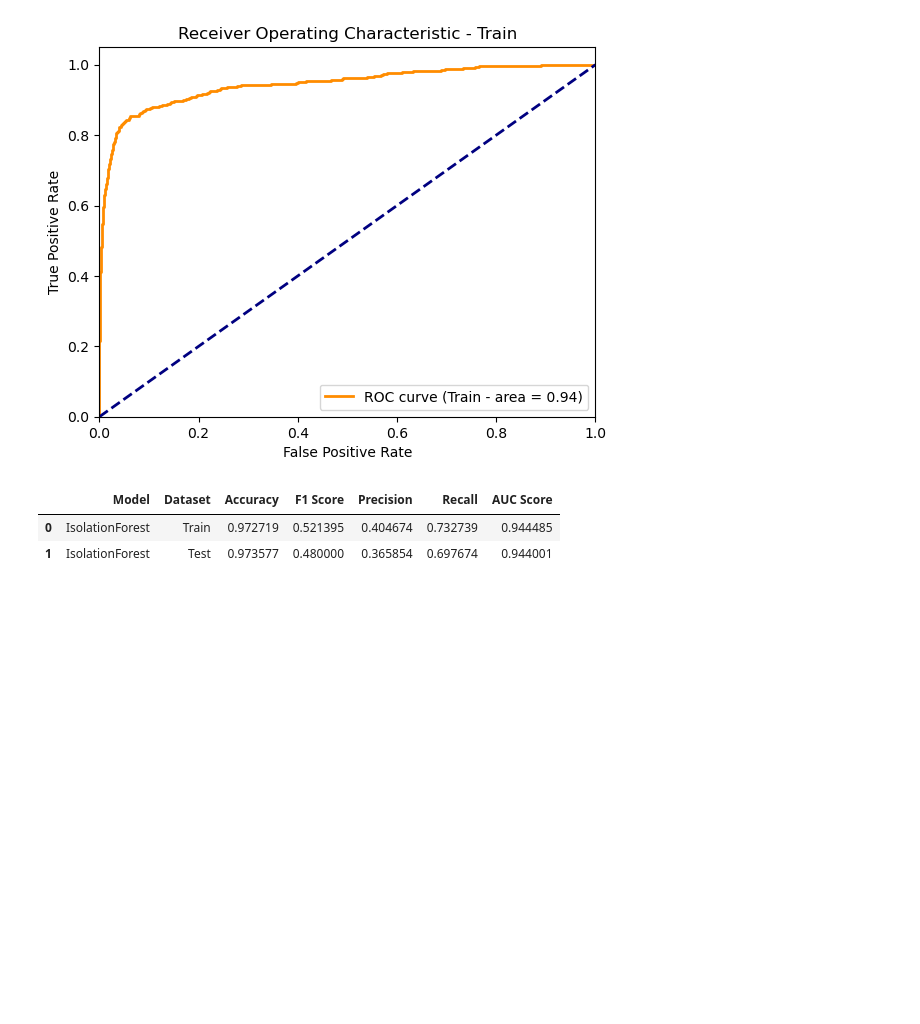
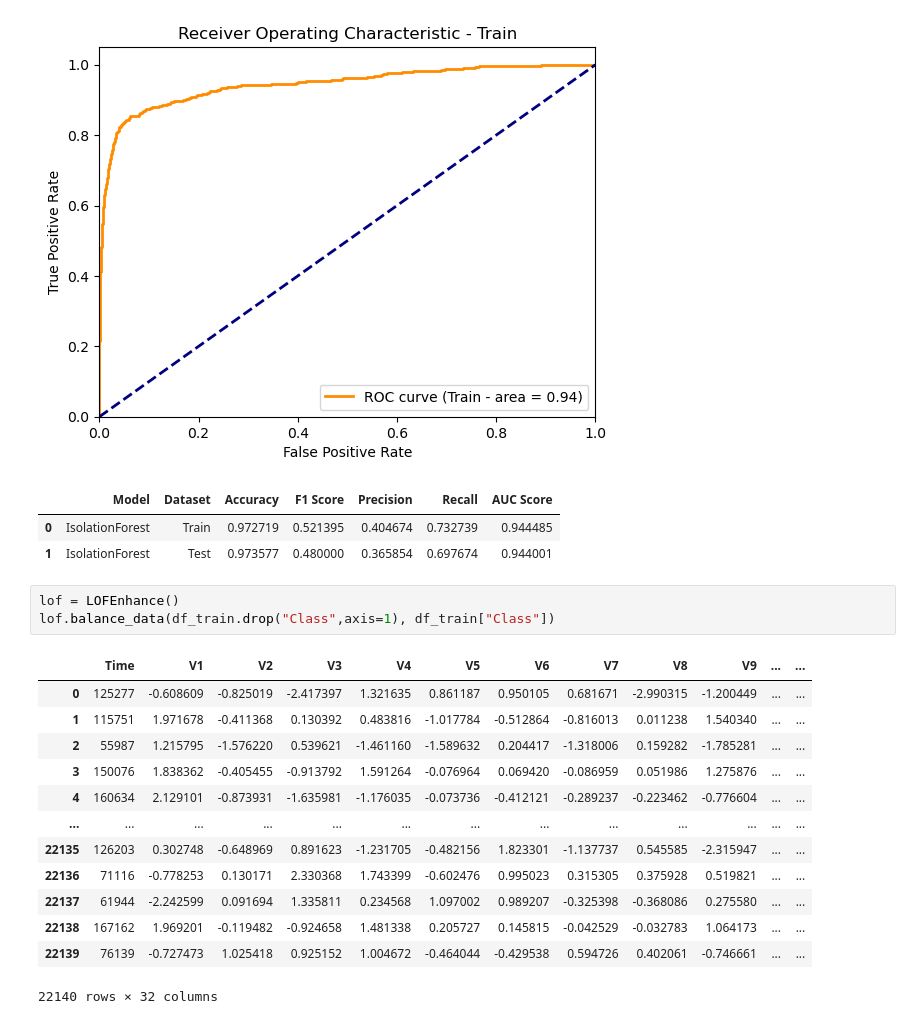
Before and after one commit to ShamilShukurov/ADA_GWU_Master_Thesis, a Jupyter notebook: Code/Modelling_Playground.ipynb, the cells around one changed output. Cells and saved outputs as stored; diff of their text form; blank space fills up the shorter version.

```diff
--- a/Code/Modelling_Playground.ipynb
+++ b/Code/Modelling_Playground.ipynb
@@ -263,3 +263,20 @@ ifc.train_eval(df_train.drop("Class",axis=1), df_train["Class"], df_test.drop("C
 |  | Model | Dataset | Accuracy | F1 Score | Precision | Recall | AUC Score |
 | 0 | IsolationForest | Train | 0.972719 | 0.521395 | 0.404674 | 0.732739 | 0.944485 |
 | 1 | IsolationForest | Test | 0.973577 | 0.480000 | 0.365854 | 0.697674 | 0.944001 |
+# %%
+lof = LOFEnhance()
+lof.balance_data(df_train.drop("Class",axis=1), df_train["Class"])
+# %% [output]
+|  | Time | V1 | V2 | V3 | V4 | V5 | V6 | V7 | V8 | V9 | ... | ... |
+| 0 | 125277 | -0.608609 | -0.825019 | -2.417397 | 1.321635 | 0.861187 | 0.950105 | 0.681671 | -2.990315 | -1.200449 | ... | ... |
+| 1 | 115751 | 1.971678 | -0.411368 | 0.130392 | 0.483816 | -1.017784 | -0.512864 | -0.816013 | 0.011238 | 1.540340 | ... | ... |
+| 2 | 55987 | 1.215795 | -1.576220 | 0.539621 | -1.461160 | -1.589632 | 0.204417 | -1.318006 | 0.159282 | -1.785281 | ... | ... |
+| 3 | 150076 | 1.838362 | -0.405455 | -0.913792 | 1.591264 | -0.076964 | 0.069420 | -0.086959 | 0.051986 | 1.275876 | ... | ... |
+| 4 | 160634 | 2.129101 | -0.873931 | -1.635981 | -1.176035 | -0.073736 | -0.412121 | -0.289237 | -0.223462 | -0.776604 | ... | ... |
+| ... | ... | ... | ... | ... | ... | ... | ... | ... | ... | ... | ... | ... |
+| 22135 | 126203 | 0.302748 | -0.648969 | 0.891623 | -1.231705 | -0.482156 | 1.823301 | -1.137737 | 0.545585 | -2.315947 | ... | ... |
+| 22136 | 71116 | -0.778253 | 0.130171 | 2.330368 | 1.743399 | -0.602476 | 0.995023 | 0.315305 | 0.375928 | 0.519821 | ... | ... |
+| 22137 | 61944 | -2.242599 | 0.091694 | 1.335811 | 0.234568 | 1.097002 | 0.989207 | -0.325398 | -0.368086 | 0.275580 | ... | ... |
+| 22138 | 167162 | 1.969201 | -0.119482 | -0.924658 | 1.481338 | 0.205727 | 0.145815 | -0.042529 | -0.032783 | 1.064173 | ... | ... |
+| 22139 | 76139 | -0.727473 | 1.025418 | 0.925152 | 1.004672 | -0.464044 | -0.429538 | 0.594726 | 0.402061 | -0.746661 | ... | ... |
+22140 rows × 32 columns
```
Also changed, not shown: 1 other file.
